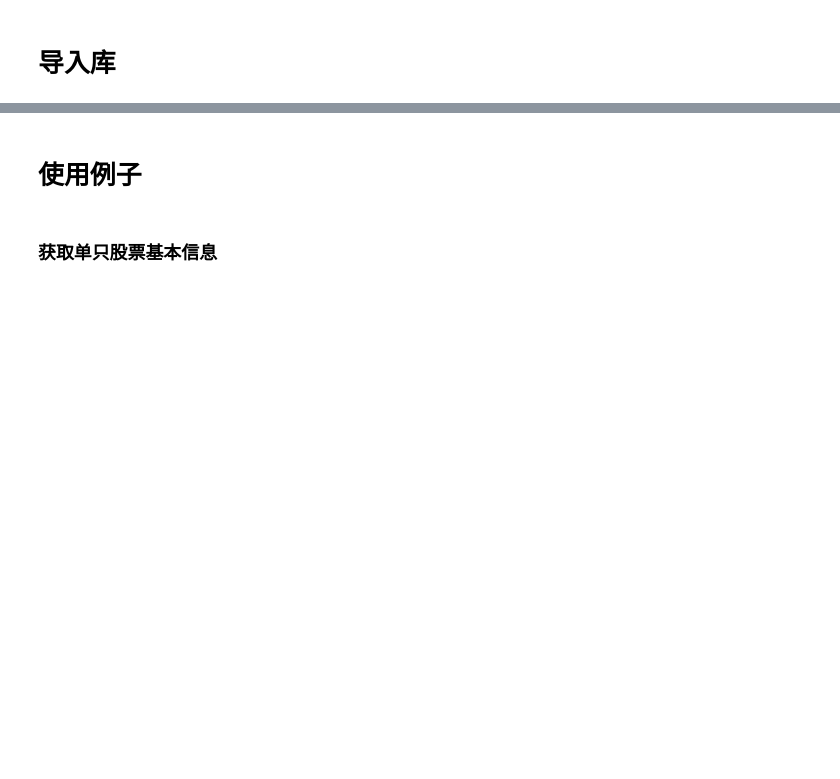
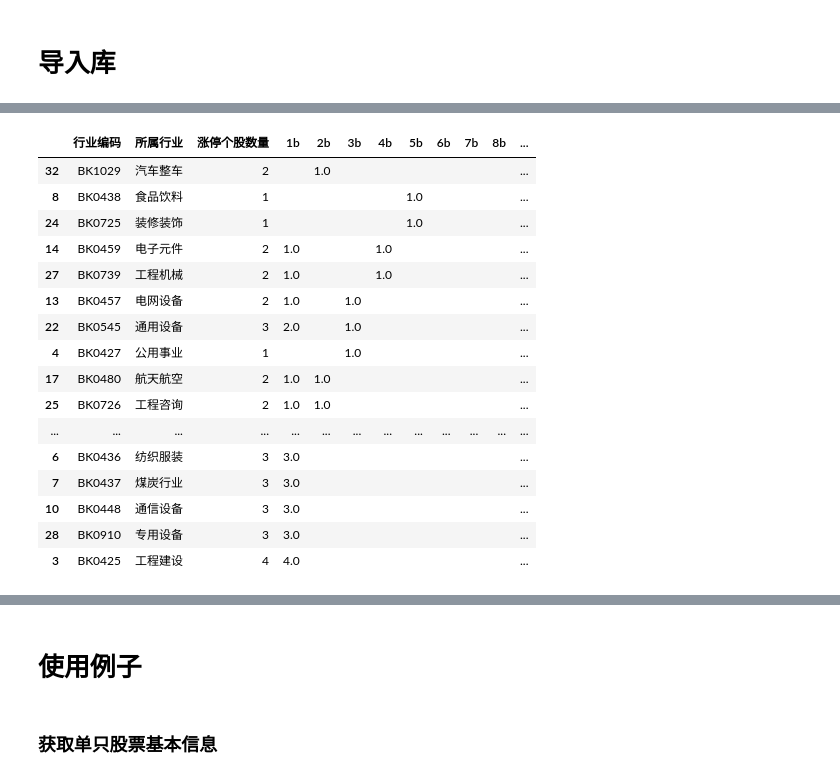
Before and after one commit to ifcheung2012/industryleader, a Jupyter notebook: stock.ipynb, the cells around one changed output, grey strips where cells are left out. Cells and saved outputs as stored; diff of their text form; code cells hidden in the pictures; blank space fills up the shorter version.

```diff
--- a/stock.ipynb
+++ b/stock.ipynb
@@ -190,0 +210,50 @@ dfres.to_excel('output3.xls')
+# %%
+from datetime import datetime
+import pandas as pd
+from pandas import DataFrame
+from get_stock_limit import get_stock_dbs_daily , get_stock_limitup_daily
+from part_analysis import get_part_analysis_blocklbs
+import urllib3
+
+urllib3.disable_warnings()
+
+dt_s,dt_e = '20220526','20220527'
+df_s = get_part_analysis_blocklbs(df_stock_block,dt_s)
+df_e = get_part_analysis_blocklbs(df_stock_block,dt_e)
+
+data_types_dict = {'Age': str}
+
+# df=df_s.rename({'11b':'12b','10b':'11b','9b':'10b','8b':'9b','7b':'8b','6b':'7b','5b':'6b','4b':'5b','3b':'4b','2b':'3b','1b':'2b'},axis=1)
+
+# del df['12b']
+# df['1b']=''
+
+
+df_s['日期'],df_e['日期']=dt_s,dt_e
+n:int = 1
+# while n<12:
+#     str =  df_e.loc[(df_e.日期==dt_e)&(df_e.行业编码==df_s.行业编码)]
+# select s.所属行业，e.日期 from s left join e  on s.行业编码=e.行业编码
+df_s
+concat->df=groupby('行业编码').agg('sum')->df[5b]-df_e
+# fff = df_s[['日期','1b']].loc[(df_s.日期==dt_s)]
+# with pd.ExcelWriter('data1.xlsx') as writer:
+#     dfr.to_excel(writer,'sheetA',startcol=0,startrow=0)
+# %% [output]
+|  | 行业编码 | 所属行业 | 涨停个股数量 | 1b | 2b | 3b | 4b | 5b | 6b | 7b | 8b | ... |
+| 32 | BK1029 | 汽车整车 | 2 |  | 1.0 |  |  |  |  |  |  | ... |
+| 8 | BK0438 | 食品饮料 | 1 |  |  |  |  | 1.0 |  |  |  | ... |
+| 24 | BK0725 | 装修装饰 | 1 |  |  |  |  | 1.0 |  |  |  | ... |
+| 14 | BK0459 | 电子元件 | 2 | 1.0 |  |  | 1.0 |  |  |  |  | ... |
+| 27 | BK0739 | 工程机械 | 2 | 1.0 |  |  | 1.0 |  |  |  |  | ... |
+| 13 | BK0457 | 电网设备 | 2 | 1.0 |  | 1.0 |  |  |  |  |  | ... |
+| 22 | BK0545 | 通用设备 | 3 | 2.0 |  | 1.0 |  |  |  |  |  | ... |
+| 4 | BK0427 | 公用事业 | 1 |  |  | 1.0 |  |  |  |  |  | ... |
+| 17 | BK0480 | 航天航空 | 2 | 1.0 | 1.0 |  |  |  |  |  |  | ... |
+| 25 | BK0726 | 工程咨询 | 2 | 1.0 | 1.0 |  |  |  |  |  |  | ... |
+| ... | ... | ... | ... | ... | ... | ... | ... | ... | ... | ... | ... | ... |
+| 6 | BK0436 | 纺织服装 | 3 | 3.0 |  |  |  |  |  |  |  | ... |
+| 7 | BK0437 | 煤炭行业 | 3 | 3.0 |  |  |  |  |  |  |  | ... |
+| 10 | BK0448 | 通信设备 | 3 | 3.0 |  |  |  |  |  |  |  | ... |
+| 28 | BK0910 | 专用设备 | 3 | 3.0 |  |  |  |  |  |  |  | ... |
+| 3 | BK0425 | 工程建设 | 4 | 4.0 |  |  |  |  |  |  |  | ... |
```
Also changed, not shown: parts of 5 cells of this notebook, 12 other files.
